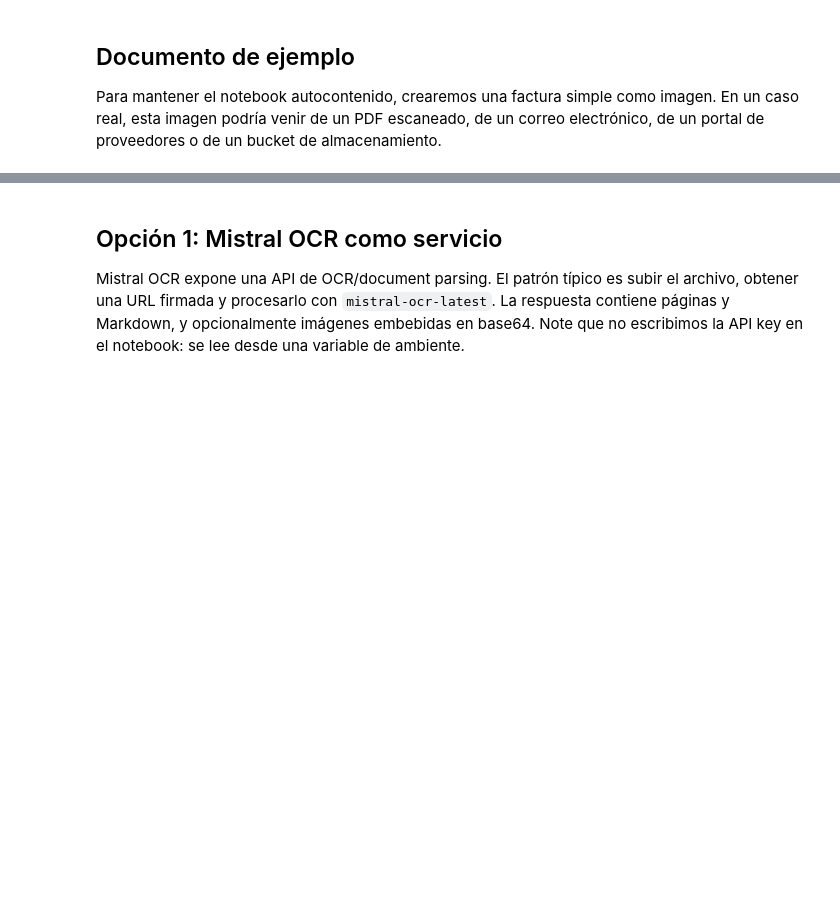
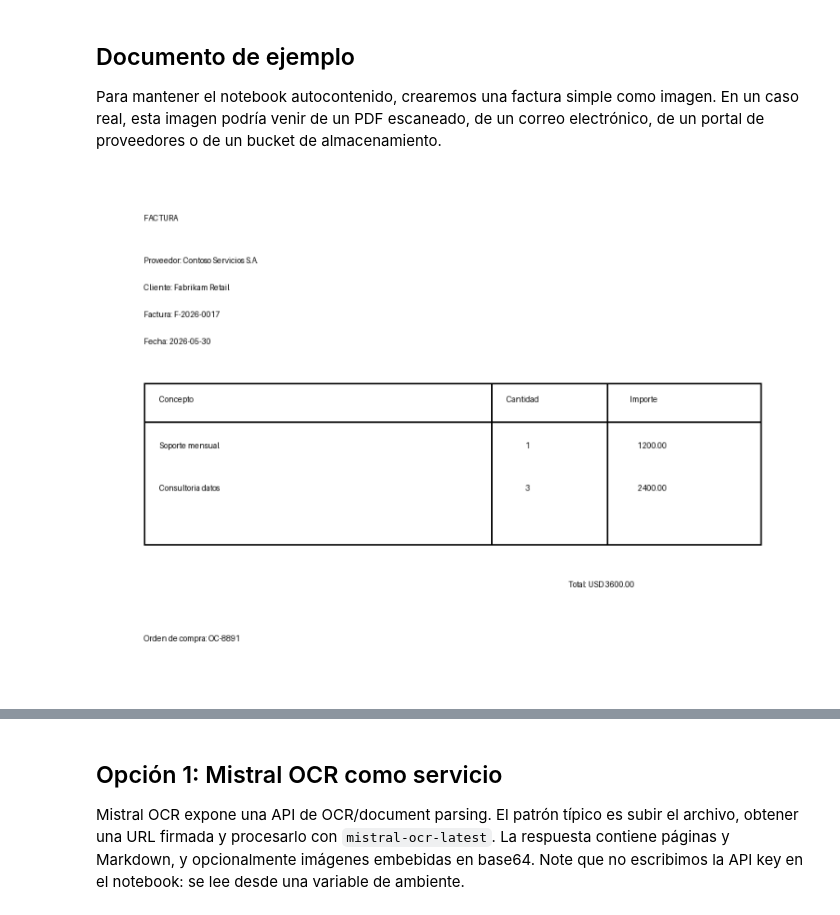
Before and after one commit to santiagxf/M72109, a Jupyter notebook: docs/document-understanding/advanced-ocr-enterprise.ipynb, the cells around one changed output, grey strips where cells are left out. Saved outputs shown, nothing was run; the diff lists cells and outputs as text; code cells hidden in the pictures; blank space fills up the shorter version.

```diff
--- a/docs/document-understanding/advanced-ocr-enterprise.ipynb
+++ b/docs/document-understanding/advanced-ocr-enterprise.ipynb
@@ -33,4 +33,45 @@ En la investigación previa se revisaron fuentes públicas de Mistral OCR, DeepS
 
 Para mantener el notebook autocontenido, crearemos una factura simple como imagen. En un caso real, esta imagen podría venir de un PDF escaneado, de un correo electrónico, de un portal de proveedores o de un bucket de almacenamiento.
 # %%
-!wget -q https://raw.githubusercontent.com/santiagxf/M72109/master/docs/document-understanding/_images/invoice_example.png
+from pathlib import Path
+
+import matplotlib.pyplot as plt
+from PIL import Image, ImageDraw, ImageFont
+
+documento_path = Path("factura_ejemplo.png")
+
+imagen = Image.new("RGB", (900, 650), "white")
+draw = ImageDraw.Draw(imagen)
+font_title = ImageFont.load_default()
+font = ImageFont.load_default()
+
+draw.text((50, 40), "FACTURA", fill="black", font=font_title)
+draw.text((50, 95), "Proveedor: Contoso Servicios S.A.", fill="black", font=font)
+draw.text((50, 130), "Cliente: Fabrikam Retail", fill="black", font=font)
+draw.text((50, 165), "Factura: F-2026-0017", fill="black", font=font)
+draw.text((50, 200), "Fecha: 2026-05-30", fill="black", font=font)
+
+draw.rectangle((50, 260, 850, 470), outline="black", width=2)
+draw.line((50, 310, 850, 310), fill="black", width=2)
+draw.line((500, 260, 500, 470), fill="black", width=2)
+draw.line((650, 260, 650, 470), fill="black", width=2)
+draw.text((70, 275), "Concepto", fill="black", font=font)
+draw.text((520, 275), "Cantidad", fill="black", font=font)
+draw.text((680, 275), "Importe", fill="black", font=font)
+draw.text((70, 335), "Soporte mensual", fill="black", font=font)
+draw.text((545, 335), "1", fill="black", font=font)
+draw.text((690, 335), "1200.00", fill="black", font=font)
+draw.text((70, 390), "Consultoria datos", fill="black", font=font)
+draw.text((545, 390), "3", fill="black", font=font)
+draw.text((690, 390), "2400.00", fill="black", font=font)
+
+draw.text((600, 515), "Total: USD 3600.00", fill="black", font=font_title)
+draw.text((50, 585), "Orden de compra: OC-8891", fill="black", font=font)
+
+imagen.save(documento_path)
+
+plt.figure(figsize=(10, 7))
+plt.imshow(imagen)
+plt.axis("off");
+# %% [output]
+[figure, added]
```
Also changed, not shown: parts of 9 cells of this notebook.
